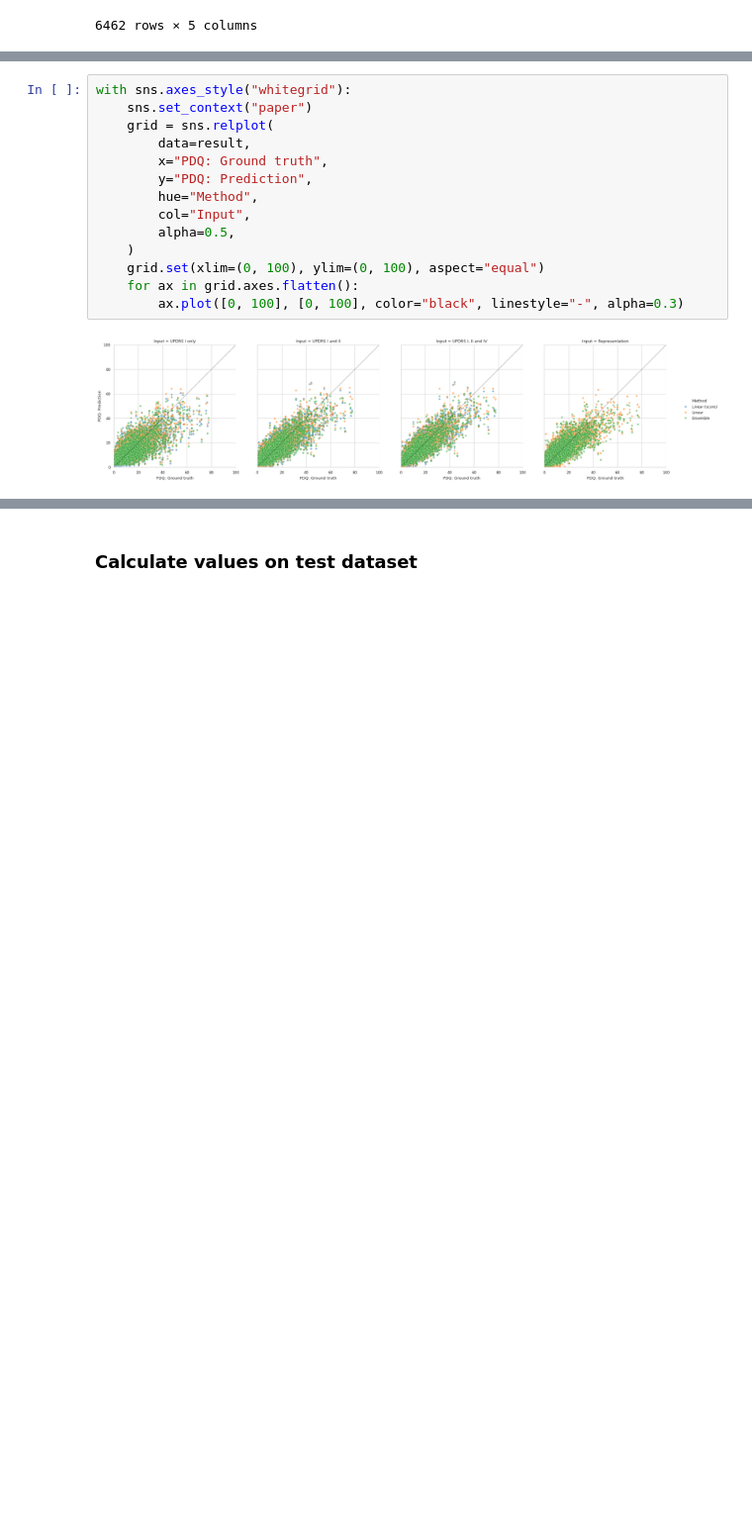
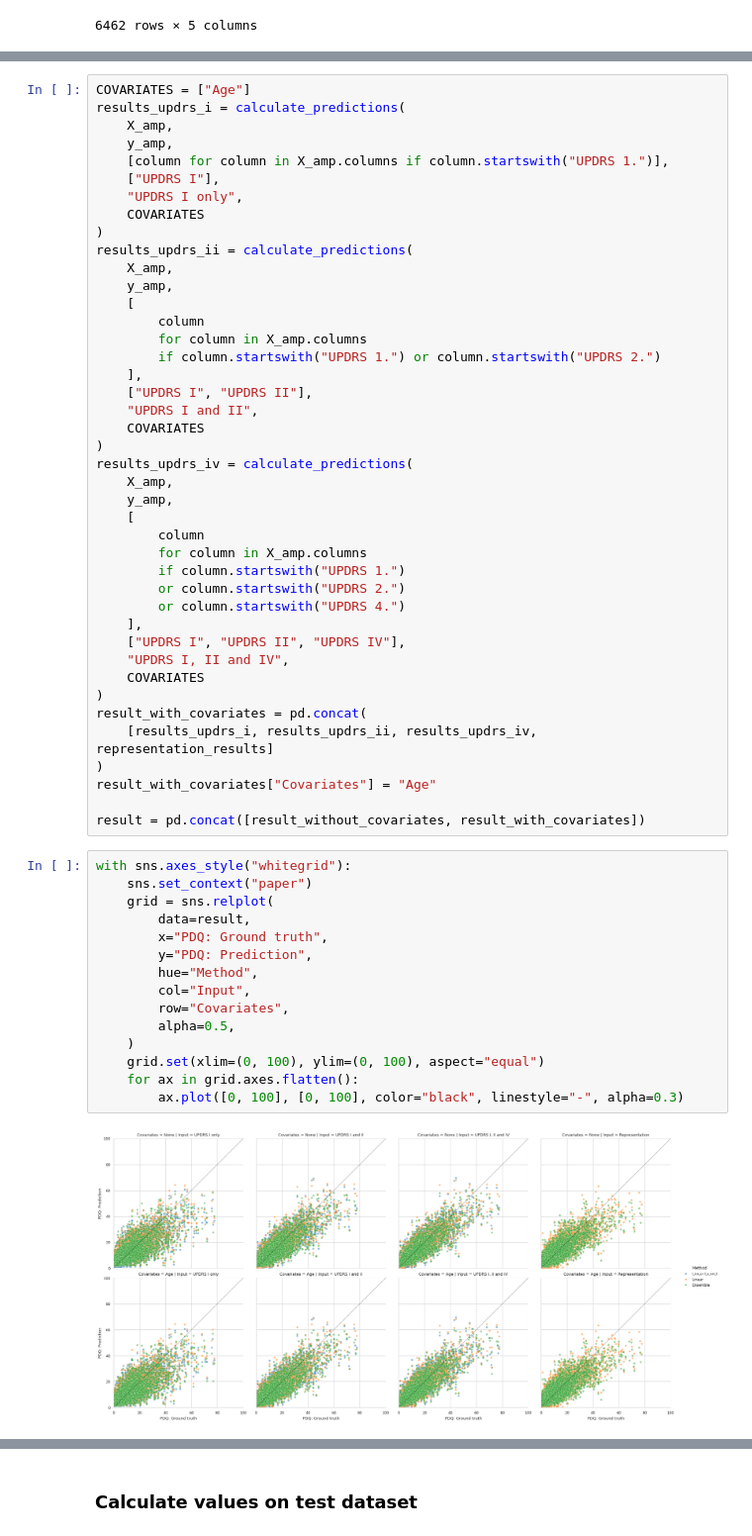
Before and after one commit to UKEIAM/de.uke.iam.parkinson.vae_longitudinal, a Jupyter notebook: src/vae.ipynb, the cells around one changed output, grey strips where cells are left out. Shown at 99% size. Drawn from its saved outputs; the diff is of its cells as text; blank space fills up the shorter version.

Commit message:
Add covariates

```diff
--- a/src/vae.ipynb
+++ b/src/vae.ipynb
@@ -309,18 +311,61 @@ result = pd.concat(
+# %%
+COVARIATES = ["Age"]
+results_updrs_i = calculate_predictions(
+    X_amp,
+    y_amp,
+    [column for column in X_amp.columns if column.startswith("UPDRS 1.")],
+    ["UPDRS I"],
+    "UPDRS I only",
+    COVARIATES
+)
+results_updrs_ii = calculate_predictions(
+    X_amp,
+    y_amp,
+    [
+        column
+        for column in X_amp.columns
+        if column.startswith("UPDRS 1.") or column.startswith("UPDRS 2.")
+    ],
+    ["UPDRS I", "UPDRS II"],
+    "UPDRS I and II",
+    COVARIATES
+)
+results_updrs_iv = calculate_predictions(
+    X_amp,
+    y_amp,
+    [
+        column
+        for column in X_amp.columns
+        if column.startswith("UPDRS 1.")
+        or column.startswith("UPDRS 2.")
+        or column.startswith("UPDRS 4.")
+    ],
+    ["UPDRS I", "UPDRS II", "UPDRS IV"],
+    "UPDRS I, II and IV",
+    COVARIATES
+)
+result_with_covariates = pd.concat(
+    [results_updrs_i, results_updrs_ii, results_updrs_iv, representation_results]
+)
+result_with_covariates["Covariates"] = "Age"
+
+result = pd.concat([result_without_covariates, result_with_covariates])
 # %%
 with sns.axes_style("whitegrid"):
     sns.set_context("paper")
     grid = sns.relplot(
         data=result,
         x="PDQ: Ground truth",
         y="PDQ: Prediction",
         hue="Method",
         col="Input",
+        row="Covariates",
         alpha=0.5,
     )
     grid.set(xlim=(0, 100), ylim=(0, 100), aspect="equal")
     for ax in grid.axes.flatten():
         ax.plot([0, 100], [0, 100], color="black", linestyle="-", alpha=0.3)
 # %% [output]
-[figure, old version]
+[figure, new version]
 # %%
 median_absolute_error_agg = []
```
Also changed, not shown: parts of 6 cells of this notebook.
